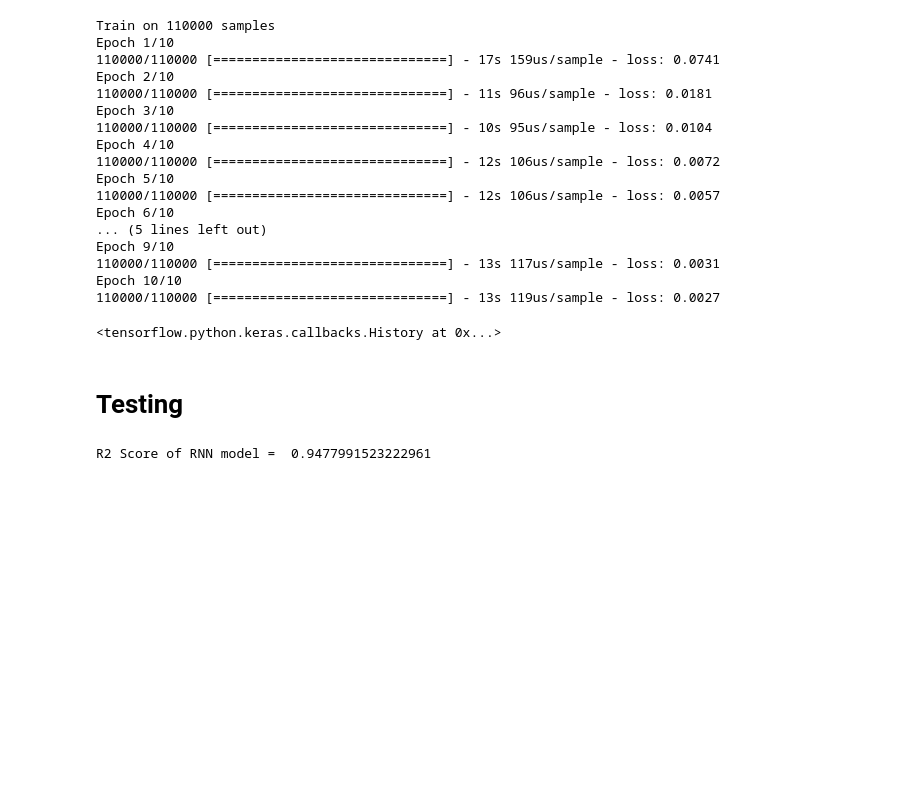
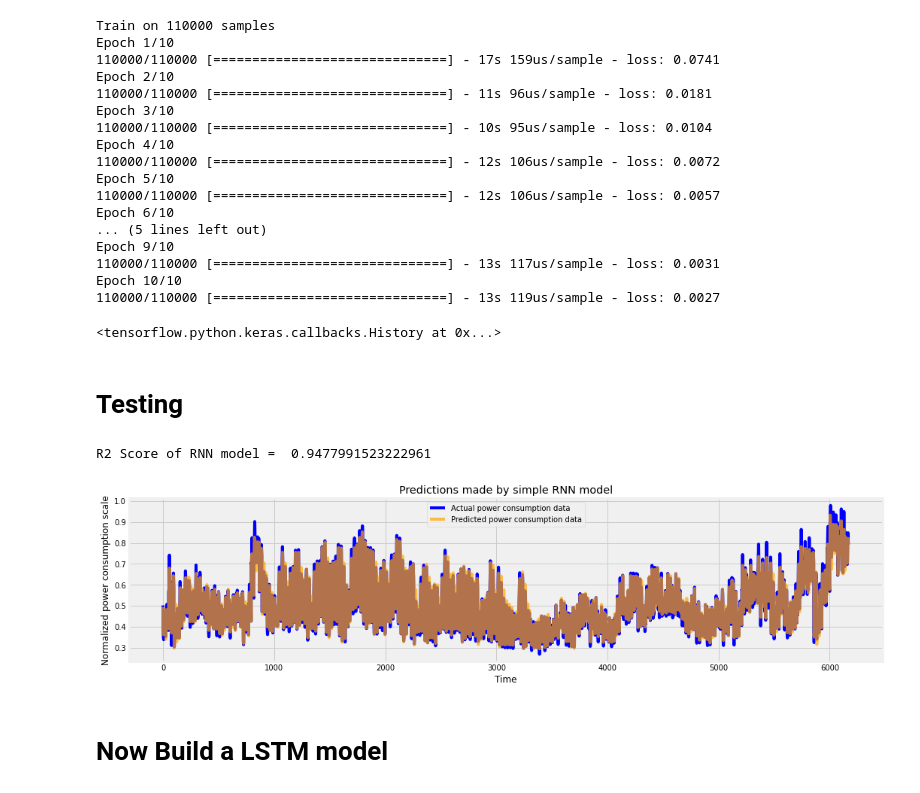
Before and after one commit to ramankgp/Time_Series_Forecast_on_Energy_Consumption, a Jupyter notebook: Time Series Forecast.ipynb, the cells around one changed output. Cells and saved outputs as stored; diff of their text form; code cells hidden in the pictures; blank space fills up the shorter version.

Commit message:
make LSTM model and test

```diff
--- a/Time Series Forecast.ipynb
+++ b/Time Series Forecast.ipynb
@@ -315,3 +315,19 @@ rnn_score = r2_score(y_test,rnn_predictions)
 print("R2 Score of RNN model = ",rnn_score)
 # %% [output]
 R2 Score of RNN model =  0.9477991523222961
+# %%
+def plot_predictions(test, predicted, title):
+    plt.figure(figsize=(16,4))
+    plt.plot(test, color='blue',label='Actual power consumption data')
+    plt.plot(predicted, alpha=0.7, color='orange',label='Predicted power consumption data')
+    plt.title(title)
+    plt.xlabel('Time')
+    plt.ylabel('Normalized power consumption scale')
+    plt.legend()
+    plt.show()
+
+plot_predictions(y_test, rnn_predictions, "Predictions made by simple RNN model")
+# %% [output]
+[figure, added]
+# %% [markdown]
+# Now Build a LSTM model
```
Also changed, not shown: parts of 2 cells of this notebook.
